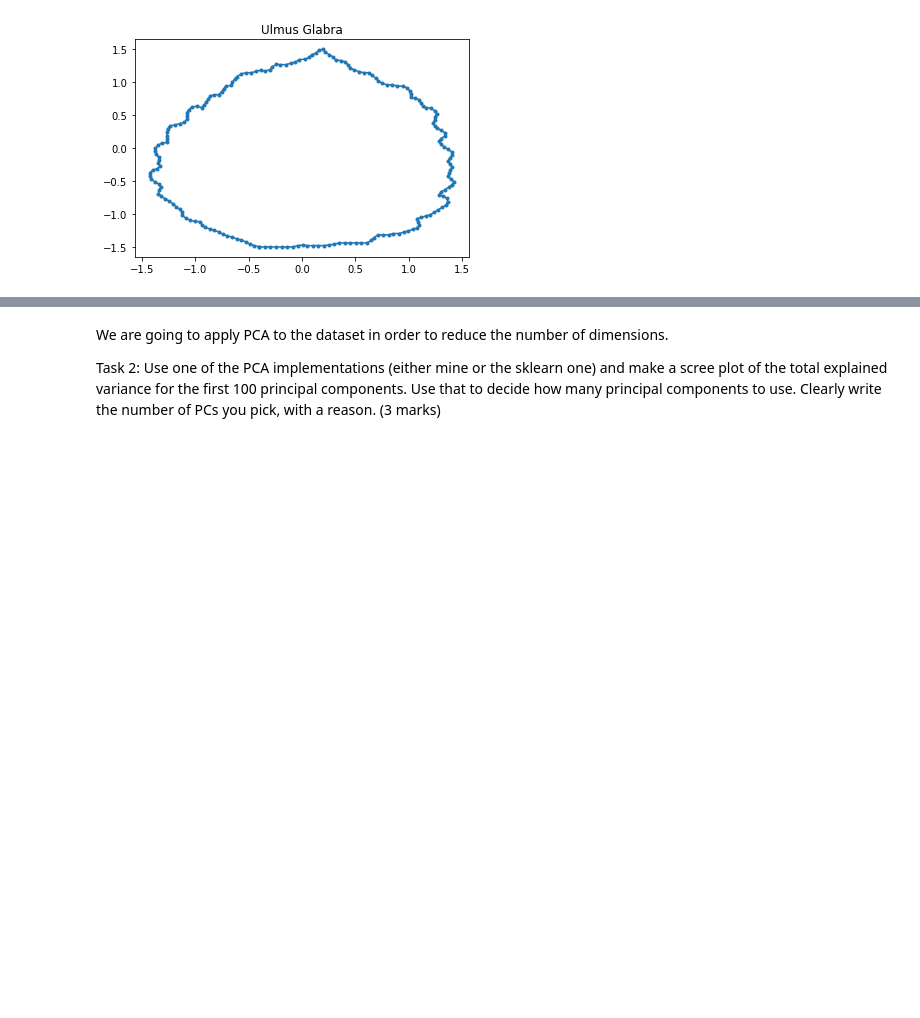
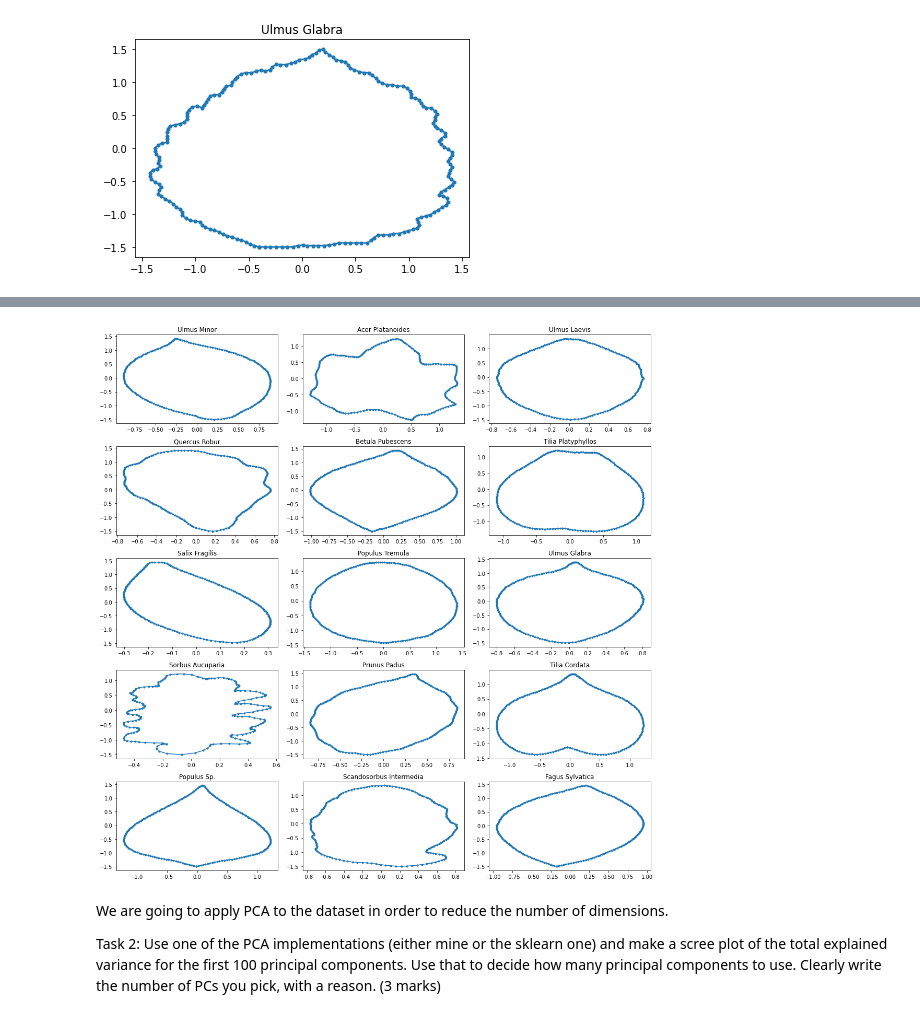
Before and after one commit to jaydenhooper/Leaves-PCA, a Jupyter notebook: Assignment4.ipynb, the cells around one changed output, grey strips where cells are left out. Cells and saved outputs as stored; diff of their text form; code cells hidden in the pictures; blank space fills up the shorter version.

```diff
--- a/Assignment4.ipynb
+++ b/Assignment4.ipynb
@@ -118,3 +116,7 @@ plot_first(names[14])
+# %%
+plot_average_leaves() # Just for fun :)
+# %% [output]
+[figure, added]
 # %% [markdown]
 We are going to apply PCA to the dataset in order to reduce the number of dimensions.
 
```
Also changed, not shown: parts of 18 cells of this notebook.
